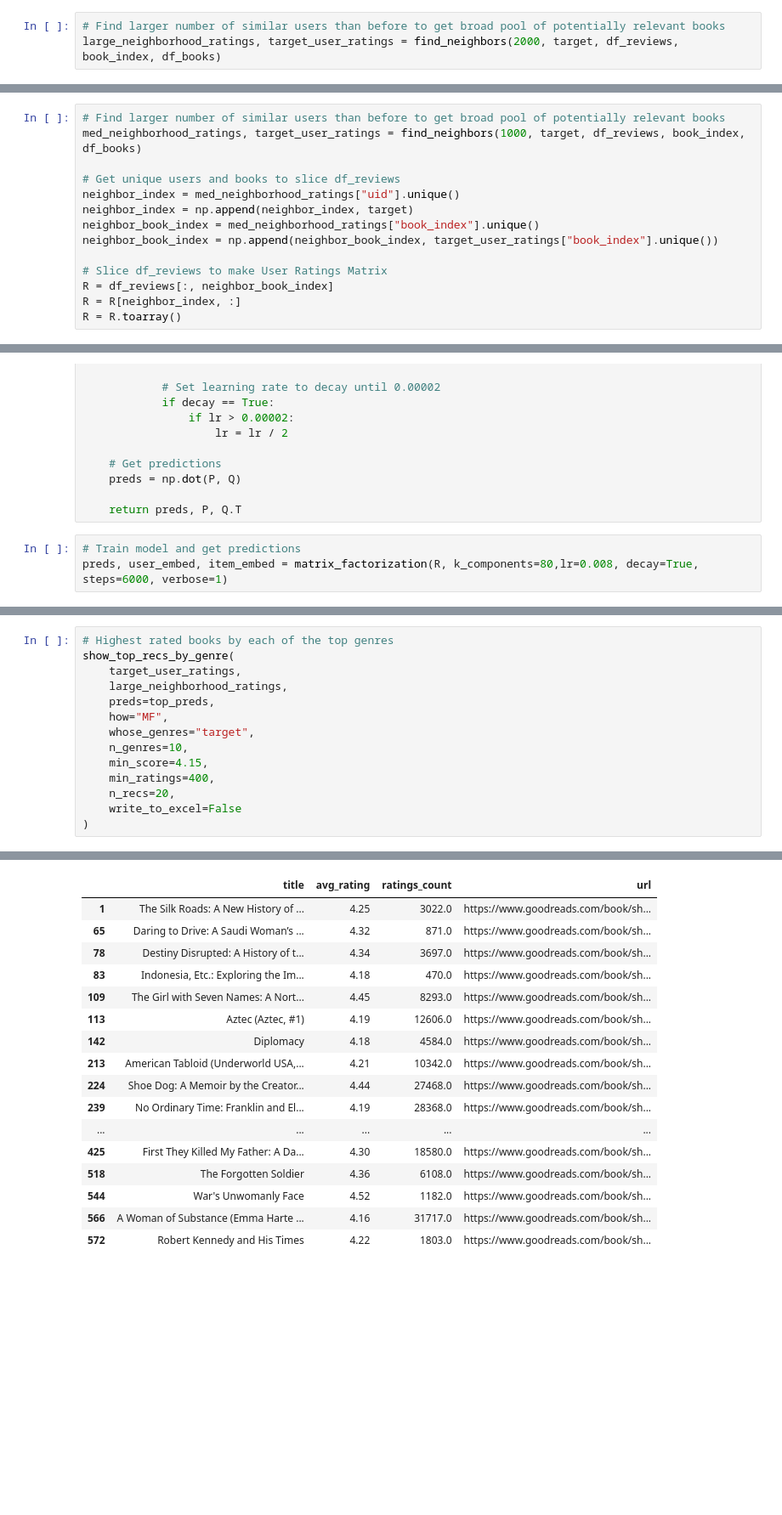
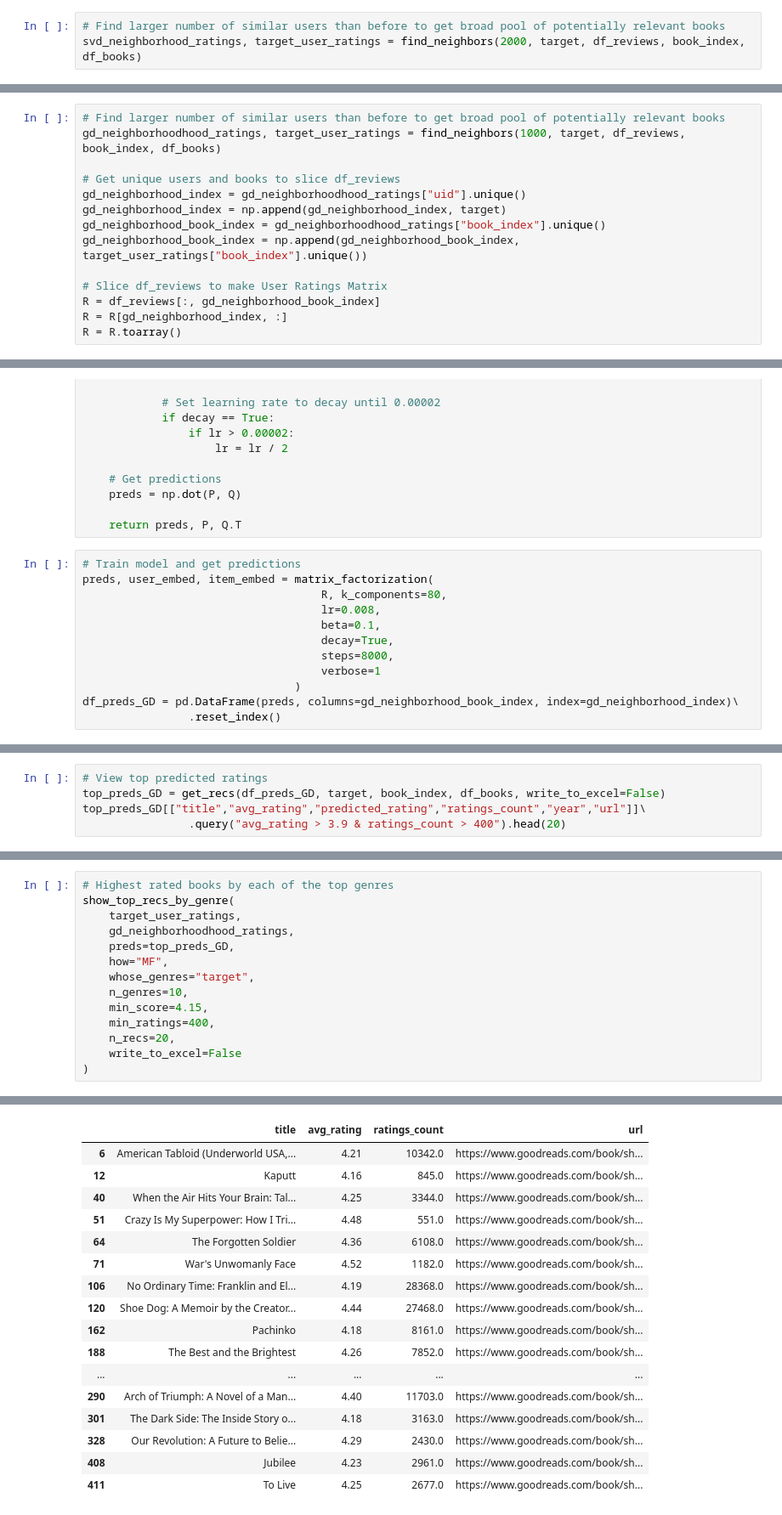
Before and after one commit to mraottth/projects, a Jupyter notebook: Goodreads Book Recommender/02_book_recommender.ipynb, the cells around one changed output, grey strips where cells are left out. Shown at 85% size. Saved outputs shown, nothing was run; the diff lists cells and outputs as text; blank space fills up the shorter version.

Commit message:
moved top preds df creation to function. Fixed names of dfs and indices

```diff
--- a/Goodreads Book Recommender/02_book_recommender.ipynb
+++ b/Goodreads Book Recommender/02_book_recommender.ipynb
@@ -420,6 +420,6 @@ _____
 #### 2.1 - Matrix Factorization with SVD
 # %%
 # Find larger number of similar users than before to get broad pool of potentially relevant books
-large_neighborhood_ratings, target_user_ratings = find_neighbors(2000, target, df_reviews, book_index, df_books)
+svd_neighborhood_ratings, target_user_ratings = find_neighbors(2000, target, df_reviews, book_index, df_books)
 # %%
 # Get unique users and books to slice df_reviews
@@ -681,17 +689,17 @@ Genre 22: ['world', 'power', 'enemy', 'war', 'battle', 'evil', 'magic', 'save',
 ### 2.3 Matrix Factorization with Gradient Descent
 # %%
 # Find larger number of similar users than before to get broad pool of potentially relevant books
-med_neighborhood_ratings, target_user_ratings = find_neighbors(1000, target, df_reviews, book_index, df_books)
+gd_neighborhoodhood_ratings, target_user_ratings = find_neighbors(1000, target, df_reviews, book_index, df_books)
 
 # Get unique users and books to slice df_reviews
-neighbor_index = med_neighborhood_ratings["uid"].unique()
-neighbor_index = np.append(neighbor_index, target)
-neighbor_book_index = med_neighborhood_ratings["book_index"].unique()
-neighbor_book_index = np.append(neighbor_book_index, target_user_ratings["book_index"].unique())
+gd_neighborhood_index = gd_neighborhoodhood_ratings["uid"].unique()
+gd_neighborhood_index = np.append(gd_neighborhood_index, target)
+gd_neighborhood_book_index = gd_neighborhoodhood_ratings["book_index"].unique()
+gd_neighborhood_book_index = np.append(gd_neighborhood_book_index, target_user_ratings["book_index"].unique())
 
 # Slice df_reviews to make User Ratings Matrix
-R = df_reviews[:, neighbor_book_index]
-R = R[neighbor_index, :]
+R = df_reviews[:, gd_neighborhood_book_index]
+R = R[gd_neighborhood_index, :]
 R = R.toarray()
 # %%
 # Function to train embedding matrices using alternating least squares (ALS) and make predictions
@@ -752,5 +760,14 @@ def matrix_factorization(R, k_components=5, steps=4000, lr=0.0002, beta=0.03, de
     return preds, P, Q.T
 # %%
 # Train model and get predictions
-preds, user_embed, item_embed = matrix_factorization(R, k_components=80,lr=0.008, decay=True, steps=6000, verbose=1)
+preds, user_embed, item_embed = matrix_factorization(
+                                    R, k_components=80,
+                                    lr=0.008,
+                                    beta=0.1,
+                                    decay=True,
+                                    steps=8000,
+                                    verbose=1
+                                )
+df_preds_GD = pd.DataFrame(preds, columns=gd_neighborhood_book_index, index=gd_neighborhood_index)\
+                .reset_index()
 # %% [output]
@@ -832,0 +777,5 @@ Predictions on Unread Books
+# %%
+# View top predicted ratings
+top_preds_GD = get_recs(df_preds_GD, target, book_index, df_books, write_to_excel=False)
+top_preds_GD[["title","avg_rating","predicted_rating","ratings_count","year","url"]]\
+                .query("avg_rating > 3.9 & ratings_count > 400").head(20)
@@ -833,36 +800,36 @@ Predictions on Unread Books
 # %%
 # Highest rated books by each of the top genres
 show_top_recs_by_genre(
     target_user_ratings,
-    large_neighborhood_ratings,
-    preds=top_preds,
+    gd_neighborhoodhood_ratings,
+    preds=top_preds_GD,
     how="MF",
     whose_genres="target",
     n_genres=10,
     min_score=4.15,
     min_ratings=400,
     n_recs=20,
     write_to_excel=False
 )
 # %% [output]
 Genre 5: ['history', 'war', 'political', 'account', 'world', 'year', 'country', 'family', 'century', 'people']
 |  | title | avg_rating | ratings_count | url |
-| 1 | The Silk Roads: A New History of ... | 4.25 | 3022.0 | https://www.goodreads.com/book/sh... |
-| 65 | Daring to Drive: A Saudi Woman’s ... | 4.32 | 871.0 | https://www.goodreads.com/book/sh... |
-| 78 | Destiny Disrupted: A History of t... | 4.34 | 3697.0 | https://www.goodreads.com/book/sh... |
-| 83 | Indonesia, Etc.: Exploring the Im... | 4.18 | 470.0 | https://www.goodreads.com/book/sh... |
-| 109 | The Girl with Seven Names: A Nort... | 4.45 | 8293.0 | https://www.goodreads.com/book/sh... |
-| 113 | Aztec (Aztec, #1) | 4.19 | 12606.0 | https://www.goodreads.com/book/sh... |
-| 142 | Diplomacy | 4.18 | 4584.0 | https://www.goodreads.com/book/sh... |
-| 213 | American Tabloid (Underworld USA,... | 4.21 | 10342.0 | https://www.goodreads.com/book/sh... |
-| 224 | Shoe Dog: A Memoir by the Creator... | 4.44 | 27468.0 | https://www.goodreads.com/book/sh... |
-| 239 | No Ordinary Time: Franklin and El... | 4.19 | 28368.0 | https://www.goodreads.com/book/sh... |
+| 6 | American Tabloid (Underworld USA,... | 4.21 | 10342.0 | https://www.goodreads.com/book/sh... |
+| 12 | Kaputt | 4.16 | 845.0 | https://www.goodreads.com/book/sh... |
+| 40 | When the Air Hits Your Brain: Tal... | 4.25 | 3344.0 | https://www.goodreads.com/book/sh... |
+| 51 | Crazy Is My Superpower: How I Tri... | 4.48 | 551.0 | https://www.goodreads.com/book/sh... |
+| 64 | The Forgotten Soldier | 4.36 | 6108.0 | https://www.goodreads.com/book/sh... |
+| 71 | War's Unwomanly Face | 4.52 | 1182.0 | https://www.goodreads.com/book/sh... |
+| 106 | No Ordinary Time: Franklin and El... | 4.19 | 28368.0 | https://www.goodreads.com/book/sh... |
+| 120 | Shoe Dog: A Memoir by the Creator... | 4.44 | 27468.0 | https://www.goodreads.com/book/sh... |
+| 162 | Pachinko | 4.18 | 8161.0 | https://www.goodreads.com/book/sh... |
+| 188 | The Best and the Brightest | 4.26 | 7852.0 | https://www.goodreads.com/book/sh... |
 | ... | ... | ... | ... | ... |
-| 425 | First They Killed My Father: A Da... | 4.30 | 18580.0 | https://www.goodreads.com/book/sh... |
-| 518 | The Forgotten Soldier | 4.36 | 6108.0 | https://www.goodreads.com/book/sh... |
-| 544 | War's Unwomanly Face | 4.52 | 1182.0 | https://www.goodreads.com/book/sh... |
-| 566 | A Woman of Substance (Emma Harte ... | 4.16 | 31717.0 | https://www.goodreads.com/book/sh... |
-| 572 | Robert Kennedy and His Times | 4.22 | 1803.0 | https://www.goodreads.com/book/sh... |
+| 290 | Arch of Triumph: A Novel of a Man... | 4.40 | 11703.0 | https://www.goodreads.com/book/sh... |
+| 301 | The Dark Side: The Inside Story o... | 4.18 | 3163.0 | https://www.goodreads.com/book/sh... |
+| 328 | Our Revolution: A Future to Belie... | 4.29 | 2430.0 | https://www.goodreads.com/book/sh... |
+| 408 | Jubilee | 4.23 | 2961.0 | https://www.goodreads.com/book/sh... |
+| 411 | To Live | 4.25 | 2677.0 | https://www.goodreads.com/book/sh... |
 _____
 
 Genre 15: ['history', 'poem', 'essay', 'text', 'century', 'collection', 'world', 'writing', 'introduction', 'literature']
```
Also changed, not shown: parts of 14 cells of this notebook.
